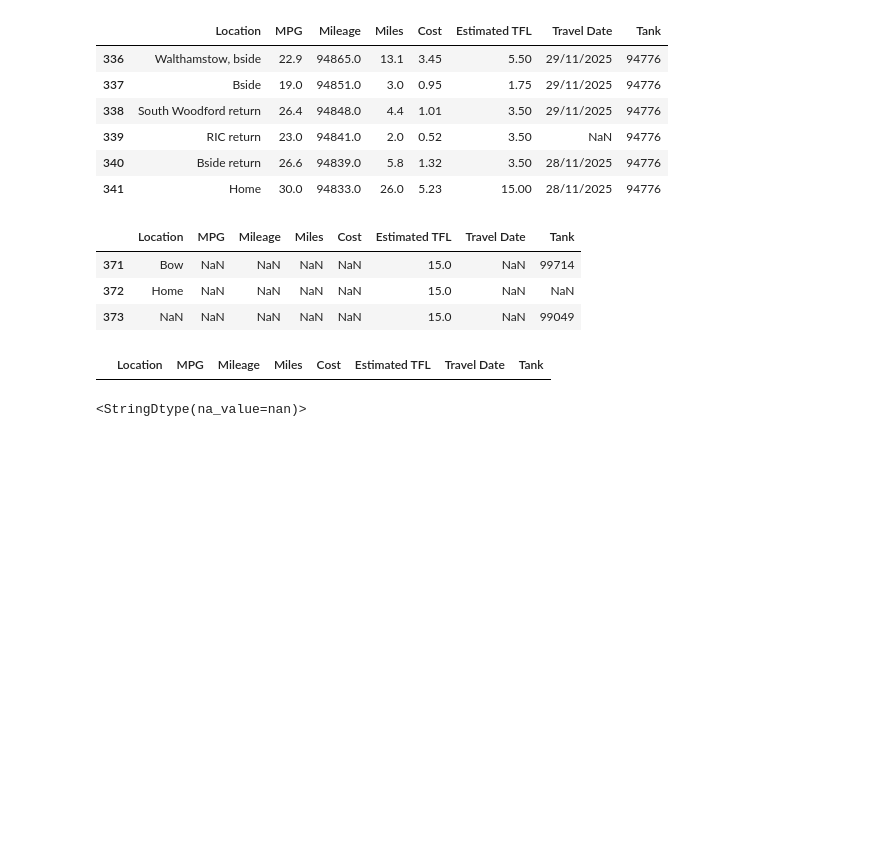
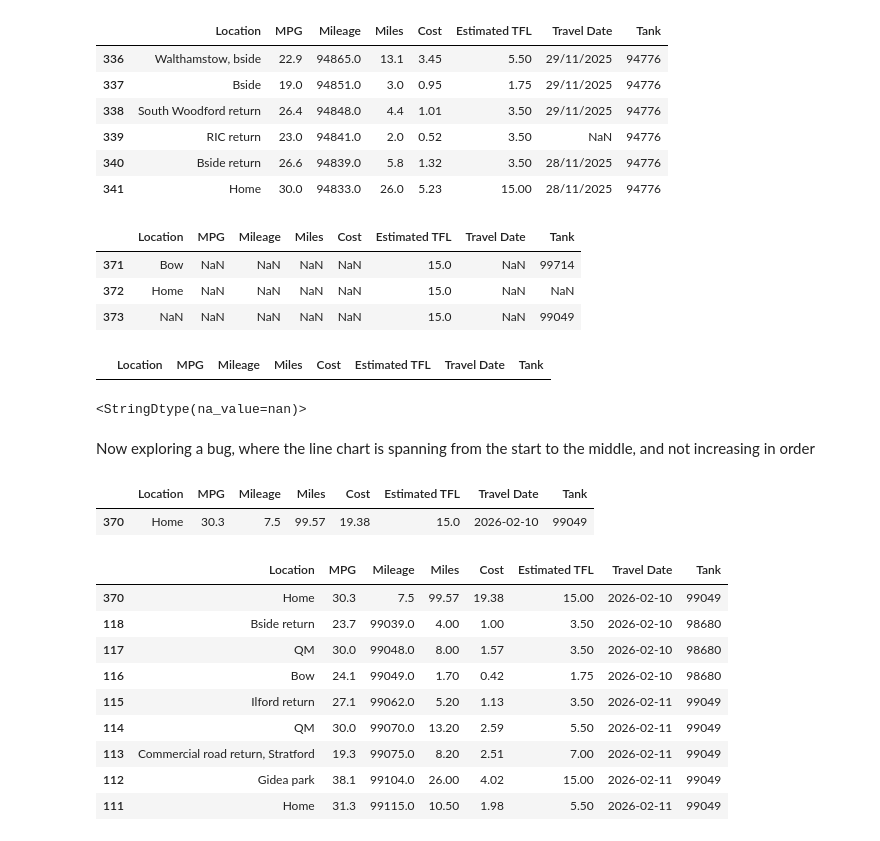
Before and after one commit to mahinm23/Fuel-Tracker-Dashboard, a Jupyter notebook: fuel-explorer.ipynb, the cells around one changed output. Saved outputs shown, nothing was run; the diff lists cells and outputs as text; code cells hidden in the pictures; blank space fills up the shorter version.

```diff
--- a/fuel-explorer.ipynb
+++ b/fuel-explorer.ipynb
@@ -171,3 +171,5 @@ fuel['Travel Date'].dtype
 <StringDtype(na_value=nan)>
 # %%
 fuel['Travel Date'] = pd.to_datetime(fuel['Travel Date'], format='%d/%m/%Y')
+# %% [markdown]
+Now exploring a bug, where the line chart is spanning from the start to the middle, and not increasing in order
@@ -173,0 +178,18 @@ fuel['Travel Date'] = pd.to_datetime(fuel['Travel Date'], format='%d/%m/%Y')
+# %%
+fuel[fuel['Mileage'] < 93000]
+# %% [output]
+|  | Location | MPG | Mileage | Miles | Cost | Estimated TFL | Travel Date | Tank |
+| 370 | Home | 30.3 | 7.5 | 99.57 | 19.38 | 15.0 | 2026-02-10 | 99049 |
+# %%
+fuel[(fuel['Travel Date'] < pd.to_datetime('2026-02-12')) & (fuel['Travel Date'] > pd.to_datetime('2026-02-09'))]
+# %% [output]
+|  | Location | MPG | Mileage | Miles | Cost | Estimated TFL | Travel Date | Tank |
+| 370 | Home | 30.3 | 7.5 | 99.57 | 19.38 | 15.00 | 2026-02-10 | 99049 |
+| 118 | Bside return | 23.7 | 99039.0 | 4.00 | 1.00 | 3.50 | 2026-02-10 | 98680 |
+| 117 | QM | 30.0 | 99048.0 | 8.00 | 1.57 | 3.50 | 2026-02-10 | 98680 |
+| 116 | Bow | 24.1 | 99049.0 | 1.70 | 0.42 | 1.75 | 2026-02-10 | 98680 |
+| 115 | Ilford return | 27.1 | 99062.0 | 5.20 | 1.13 | 3.50 | 2026-02-11 | 99049 |
+| 114 | QM | 30.0 | 99070.0 | 13.20 | 2.59 | 5.50 | 2026-02-11 | 99049 |
+| 113 | Commercial road return, Stratford | 19.3 | 99075.0 | 8.20 | 2.51 | 7.00 | 2026-02-11 | 99049 |
+| 112 | Gidea park | 38.1 | 99104.0 | 26.00 | 4.02 | 15.00 | 2026-02-11 | 99049 |
+| 111 | Home | 31.3 | 99115.0 | 10.50 | 1.98 | 5.50 | 2026-02-11 | 99049 |
```
Also changed, not shown: parts of 5 cells of this notebook.
